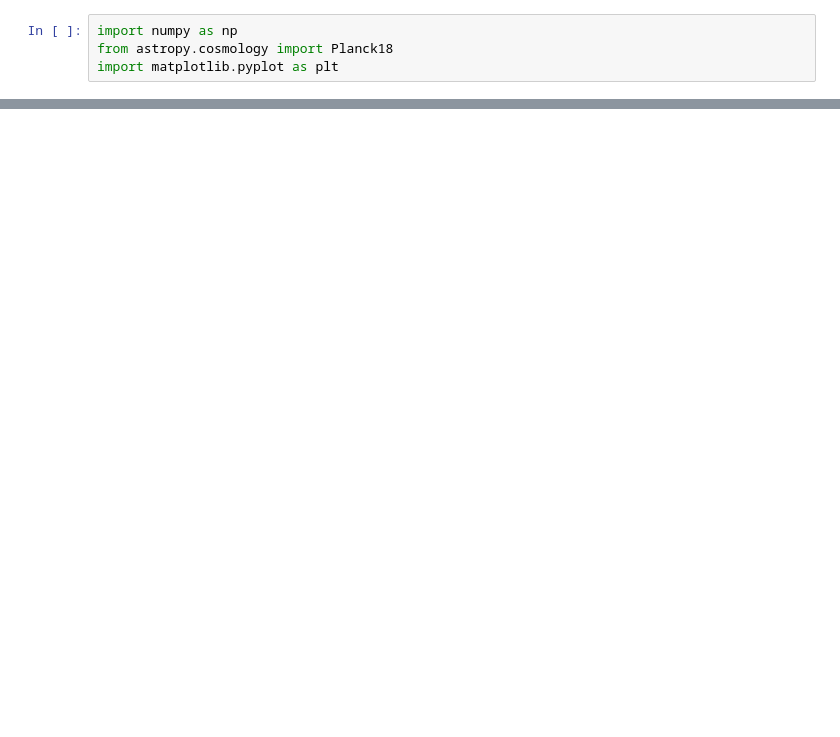
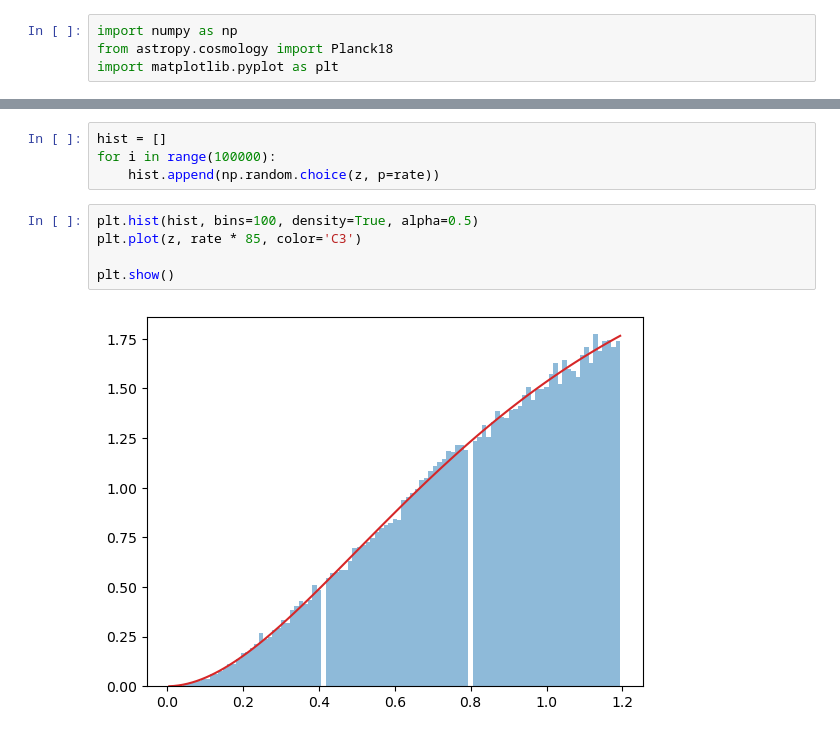
Before and after one commit to Nikki1510/lensed_supernova_simulator_tool, a Jupyter notebook: src/Unlensed_SN_rates.ipynb, the cells around one changed output, grey strips where cells are left out. Saved outputs shown, nothing was run; the diff lists cells and outputs as text; blank space fills up the shorter version.

```diff
--- a/src/Unlensed_SN_rates.ipynb
+++ b/src/Unlensed_SN_rates.ipynb
@@ -29,0 +63,11 @@ volume = Planck18.comoving_volume(z).to("Gpc**3").value
+# %%
+hist = []
+for i in range(100000):
+    hist.append(np.random.choice(z, p=rate))
+# %%
+plt.hist(hist, bins=100, density=True, alpha=0.5)
+plt.plot(z, rate * 85, color='C3')
+
+plt.show()
+# %% [output]
+[figure, added]
```
Also changed, not shown: parts of 4 cells of this notebook, 4 other files.
